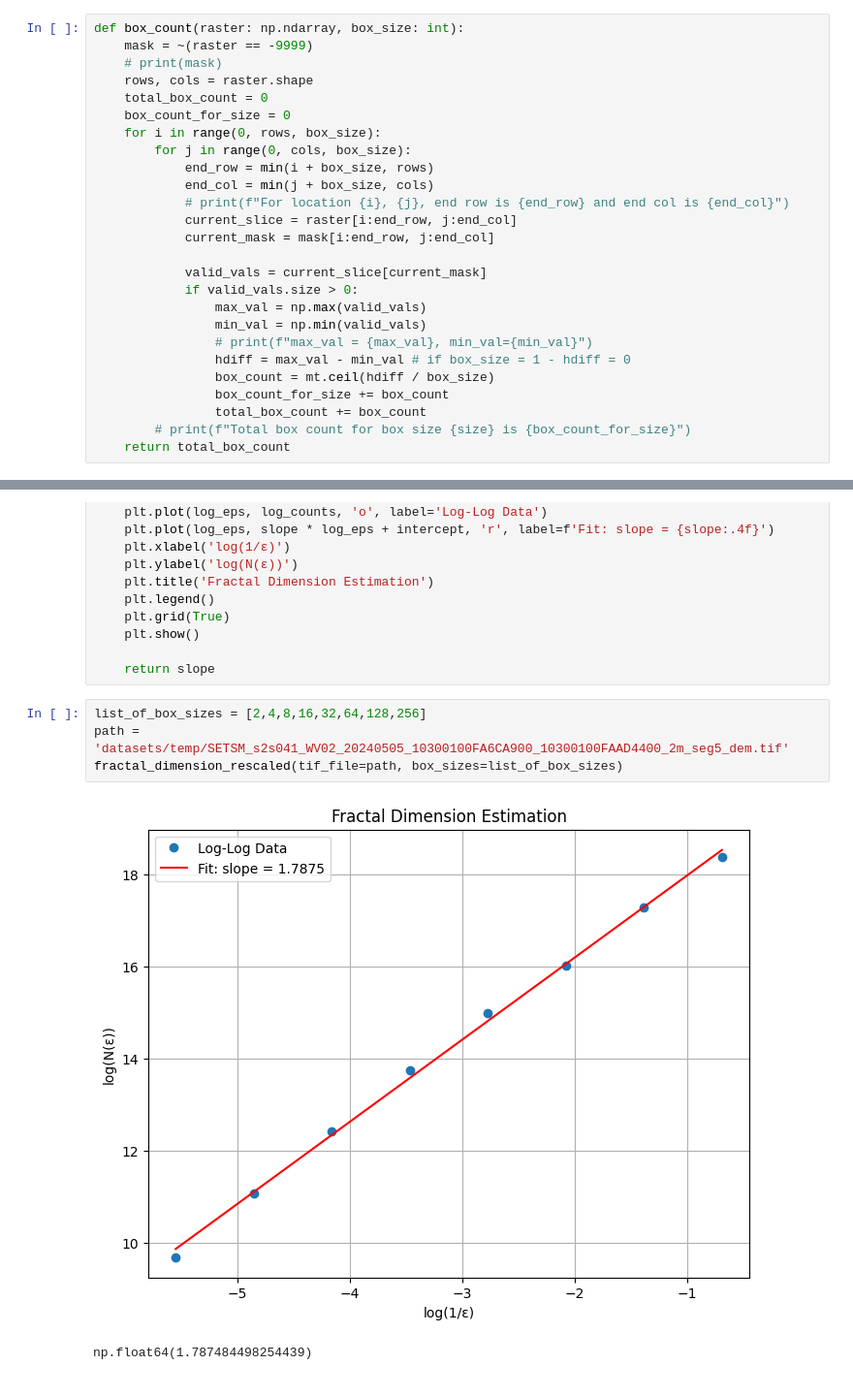
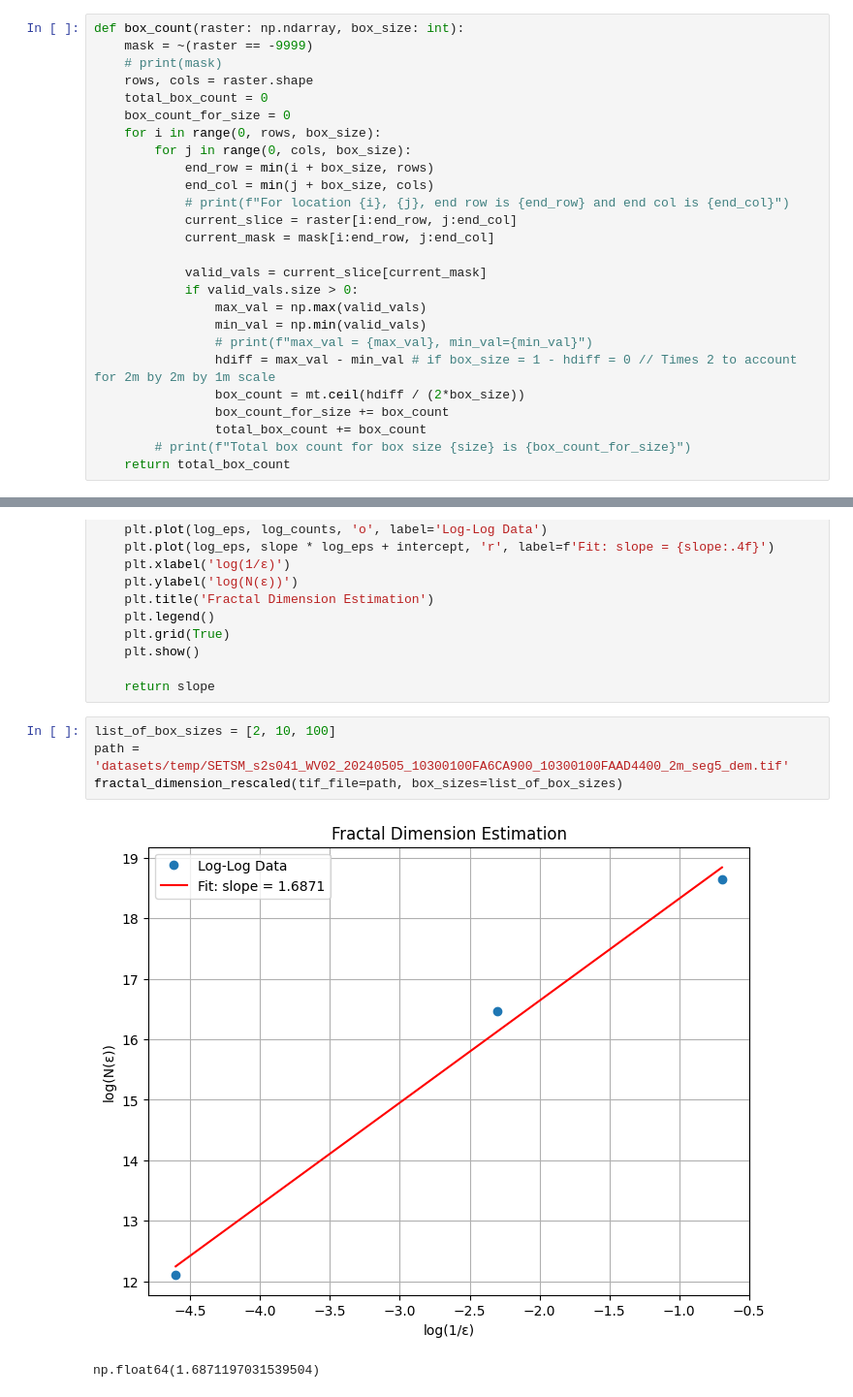
Before and after one commit to Hassoonu/2025-SROP-MSI-Alliance-REU, a Jupyter notebook: andrew_work/fractal_dimension.ipynb, the cells around one changed output, grey strips where cells are left out. Shown at 97% size. Drawn from its saved outputs; the diff is of its cells as text.

```diff
--- a/andrew_work/fractal_dimension.ipynb
+++ b/andrew_work/fractal_dimension.ipynb
@@ -28,8 +28,8 @@ def box_count(raster: np.ndarray, box_size: int):
                 max_val = np.max(valid_vals)
                 min_val = np.min(valid_vals)
                 # print(f"max_val = {max_val}, min_val={min_val}")
-                hdiff = max_val - min_val # if box_size = 1 - hdiff = 0
-                box_count = mt.ceil(hdiff / box_size)
+                hdiff = max_val - min_val # if box_size = 1 - hdiff = 0 // Times 2 to account for 2m by 2m by 1m scale
+                box_count = mt.ceil(hdiff / (2*box_size))
                 box_count_for_size += box_count
                 total_box_count += box_count
         # print(f"Total box count for box size {size} is {box_count_for_size}")
@@ -102,9 +102,9 @@ def fractal_dimension_rescaled(tif_file: str, box_sizes: List[int]):
 
     return slope
 # %%
-list_of_box_sizes = [2,4,8,16,32,64,128,256]
+list_of_box_sizes = [2, 10, 100]
 path = 'datasets/temp/SETSM_s2s041_WV02_20240505_10300100FA6CA900_10300100FAAD4400_2m_seg5_dem.tif'
 fractal_dimension_rescaled(tif_file=path, box_sizes=list_of_box_sizes)
 # %% [output]
-[figure, old version]
+[figure, new version]
-np.float64(1.787484498254439)
+np.float64(1.6871197031539504)
```
Also changed, not shown: parts of 1 cell of this notebook, 4 other files.
